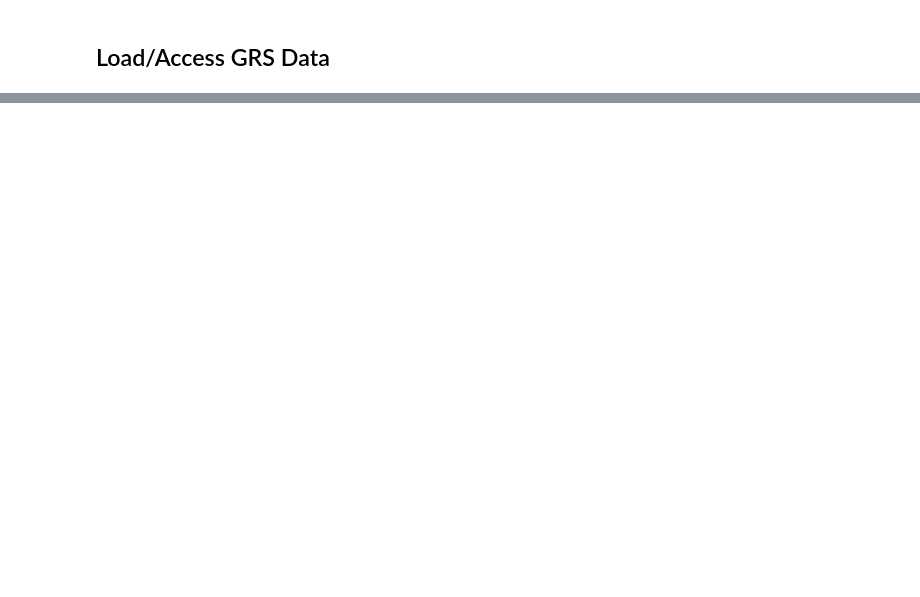
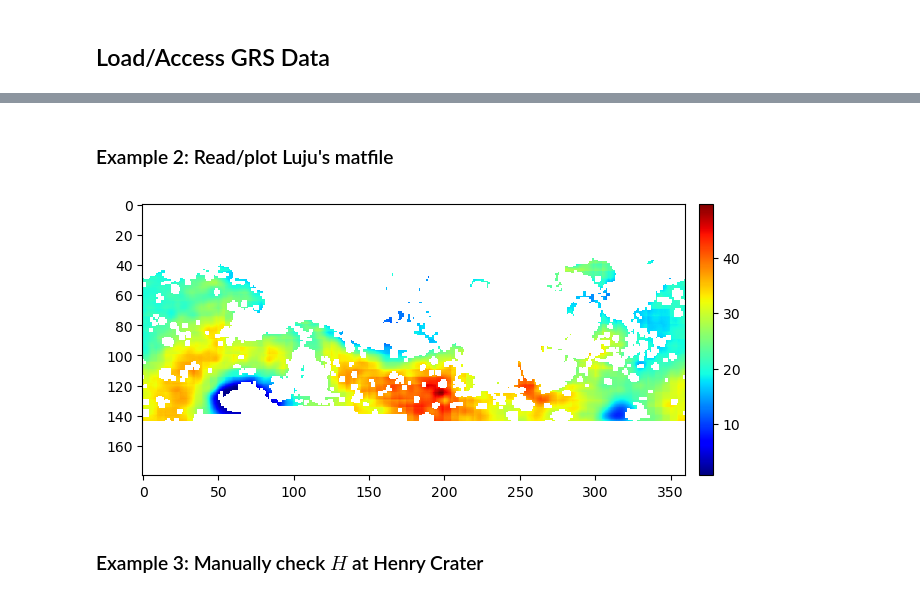
Before and after one commit to Humboldt-Penguin/Mars-Magnetics-Research, a Jupyter notebook: code/04_curie_depths/demag_analysis_v2.ipynb, the cells around one changed output, grey strips where cells are left out. Drawn from its saved outputs; the diff is of its cells as text; code cells hidden in the pictures; blank space fills up the shorter version.

```diff
--- a/code/04_curie_depths/demag_analysis_v2.ipynb
+++ b/code/04_curie_depths/demag_analysis_v2.ipynb
@@ -544,0 +568,36 @@ def calc_Qc(lon, lat, t):
+# %% [markdown]
+### Example 2: Read/plot Luju's matfile
+# %%
+# datafolder = os.path.abspath(os.path.join(os.getcwd(), os.pardir, "data"))
+datafolder = os.path.abspath(os.path.join(os.getcwd(), "data/crustal_heat_flow"))
+
+matfile = sio.loadmat(os.path.abspath(os.path.join(datafolder, "HcrGRS_Hm0.mat")))
+
+H_cr = matfile['nhf']
+
+# fig, ax = plt.subplots(figsize=(15,10))
+# plot = ax.imshow(H_cr, cmap='jet')
+# plt.colorbar(plot)
+
+
+fig = plt.figure(figsize=(7,5))
+ax = plt.axes()
+im = ax.imshow(H_cr,cmap='jet')
+
+cax = fig.add_axes([ax.get_position().x1+0.02,ax.get_position().y0,0.02,ax.get_position().height])
+plt.colorbar(im, cax=cax)
+print()
+
+# print(len(H_cr))
+# print(len(H_cr[0]))
+
+# def calc_q0(lon, lat):
+#     x = -lat - 90
+#     y = lon2clon(lon)
+#     return (H_cr[int(x)][int(y)])
+
+# # calc_q0(23.4, 10.8)
+# %% [output]
+[figure, added]
+# %% [markdown]
+### Example 3: Manually check $H$ at Henry Crater
```
Also changed, not shown: parts of 32 cells of this notebook.
